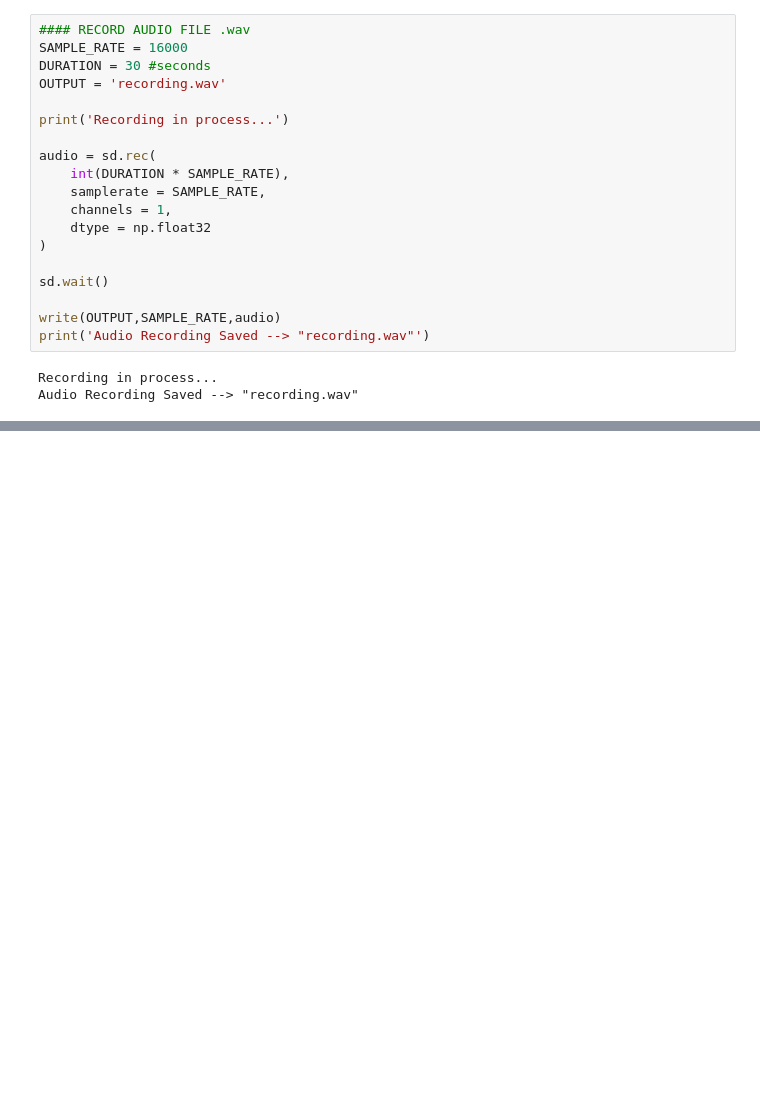
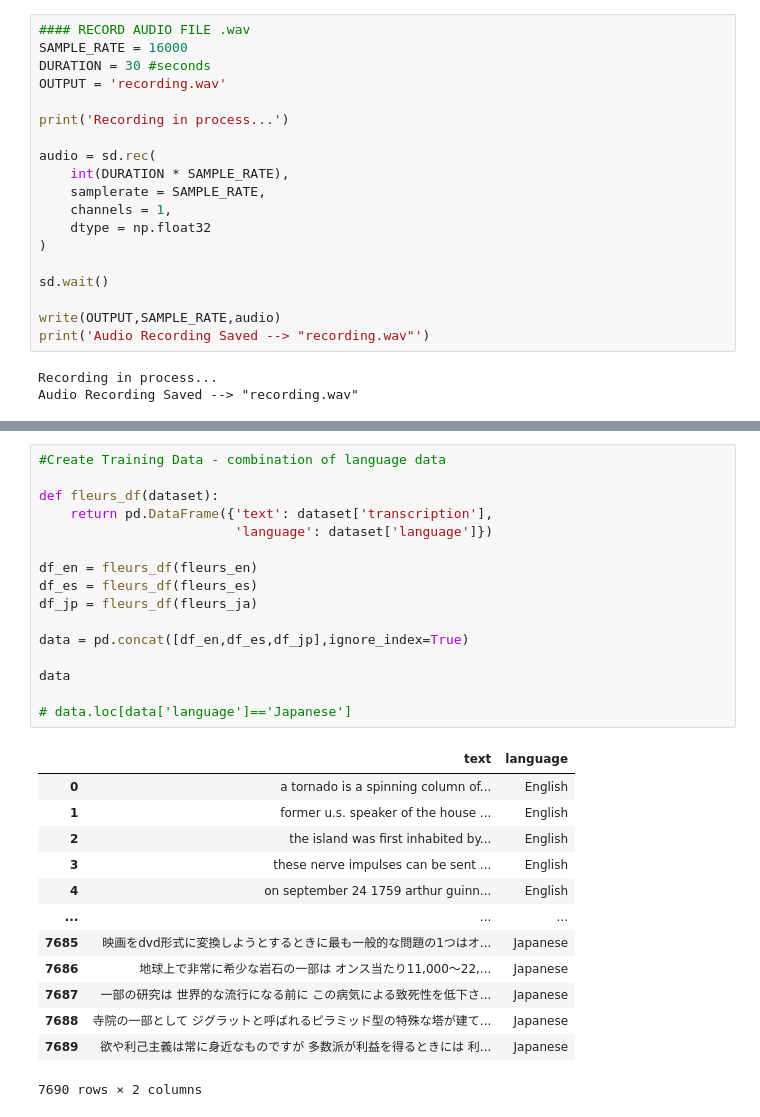
Before and after one commit to JoshuaUAedu/Language-Project, a Jupyter notebook: Detection_Transcription.ipynb, the cells around one changed output, grey strips where cells are left out. Drawn from its saved outputs; the diff is of its cells as text; blank space fills up the shorter version.

```diff
--- a/Detection_Transcription.ipynb
+++ b/Detection_Transcription.ipynb
@@ -154,0 +172,30 @@ Transcription of Recording audio:  Yeah, so it's almost New Year's Eve and I am
+# %%
+#Create Training Data - combination of language data
+
+def fleurs_df(dataset):
+    return pd.DataFrame({'text': dataset['transcription'],
+                         'language': dataset['language']})
+
+df_en = fleurs_df(fleurs_en)
+df_es = fleurs_df(fleurs_es)
+df_jp = fleurs_df(fleurs_ja)
+
+data = pd.concat([df_en,df_es,df_jp],ignore_index=True)
+
+data
+
+# data.loc[data['language']=='Japanese']
+# %% [output]
+|  | text | language |
+| 0 | a tornado is a spinning column of... | English |
+| 1 | former u.s. speaker of the house ... | English |
+| 2 | the island was first inhabited by... | English |
+| 3 | these nerve impulses can be sent ... | English |
+| 4 | on september 24 1759 arthur guinn... | English |
+| ... | ... | ... |
+| 7685 | 映画をdvd形式に変換しようとするときに最も一般的な問題の1つはオ... | Japanese |
+| 7686 | 地球上で非常に希少な岩石の一部は オンス当たり11,000～22,... | Japanese |
+| 7687 | 一部の研究は 世界的な流行になる前に この病気による致死性を低下さ... | Japanese |
+| 7688 | 寺院の一部として ジグラットと呼ばれるピラミッド型の特殊な塔が建て... | Japanese |
+| 7689 | 欲や利己主義は常に身近なものですが 多数派が利益を得るときには 利... | Japanese |
+7690 rows × 2 columns
```
Also changed, not shown: parts of 7 cells of this notebook, 3 other files.
